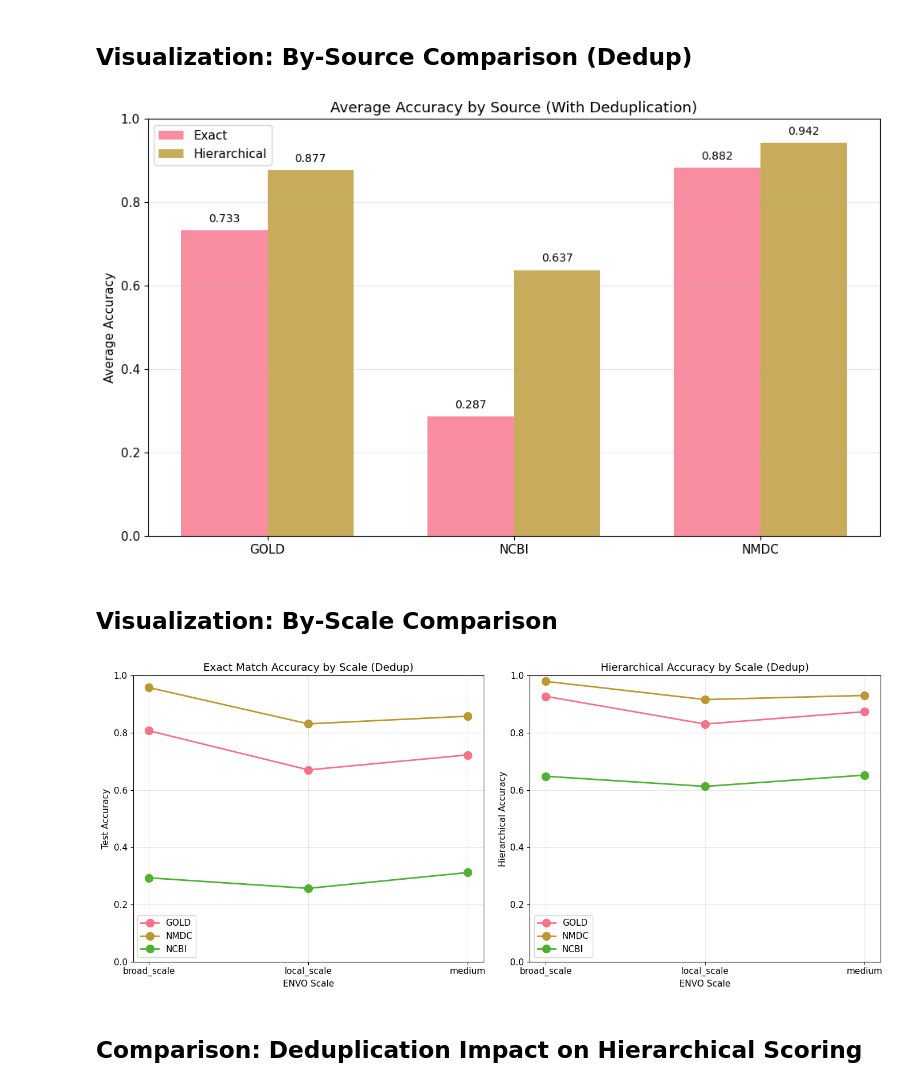
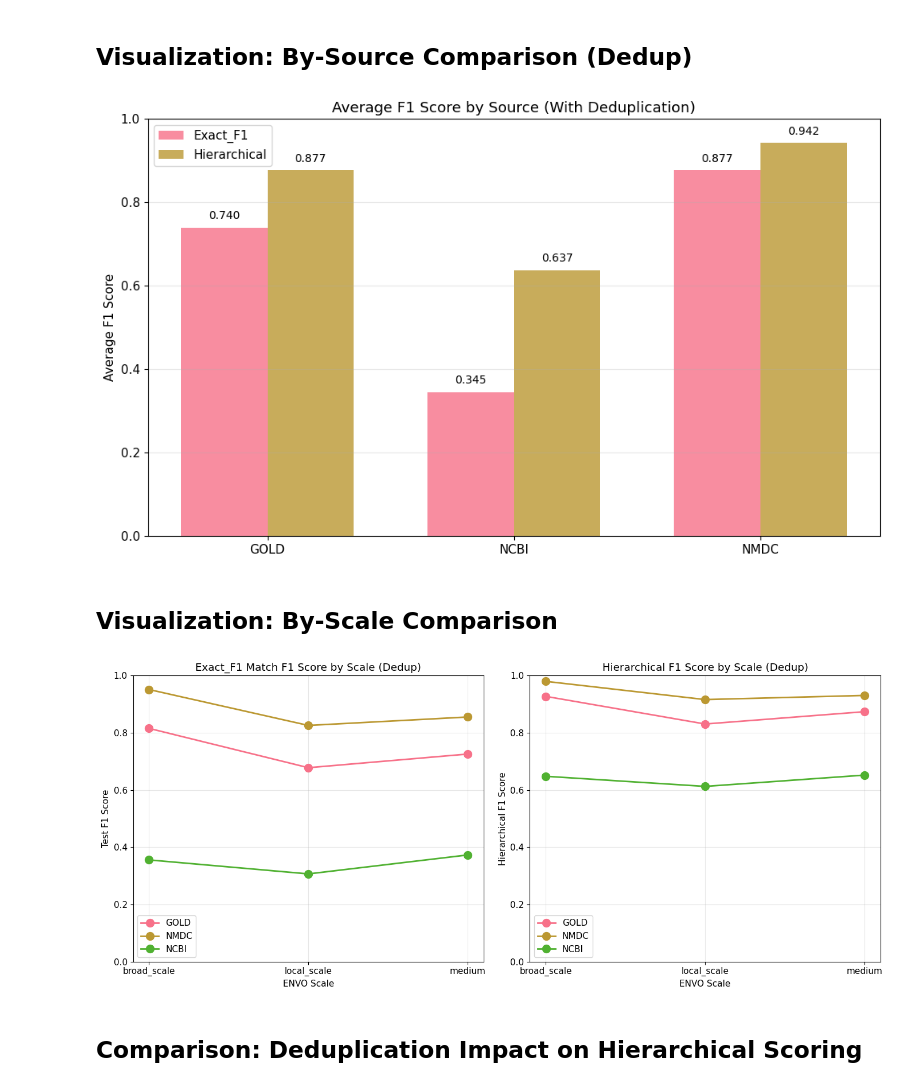
Before and after one commit to contextualizer-ai/env-embeddings, a Jupyter notebook: notebooks/rf_hierarchical_scoring.ipynb, the cells around one changed output. Saved outputs shown, nothing was run; the diff lists cells and outputs as text; code cells hidden in the pictures.

```diff
--- a/notebooks/rf_hierarchical_scoring.ipynb
+++ b/notebooks/rf_hierarchical_scoring.ipynb
@@ -180,16 +180,16 @@ for source_name, df in datasets_dedup.items():
         y_pred = result['y_test_pred']
         scores = [hierarchical_score(pred, true, ontology)
                   for pred, true in zip(y_pred, y_test)]
-        hier_acc = np.mean(scores)
-        exact_acc = result['test_accuracy']
+        hier_f1 = np.mean(scores)
+        exact_f1 = result['test_f1']
 
         hier_results_dedup[source_name][scale] = {
-            'exact_acc': exact_acc,
-            'hier_acc': hier_acc,
-            'improvement': hier_acc - exact_acc,
+            'exact_f1': exact_f1,
+            'hier_f1': hier_f1,
+            'improvement': hier_f1 - exact_f1,
             'n_classes': result['n_classes'],
             'scores': scores,
         }
-        print(f'  {scale}: {exact_acc:.4f} -> {hier_acc:.4f} (+{hier_acc-exact_acc:.4f})')
+        print(f'  {scale}: {exact_f1:.4f} -> {hier_f1:.4f} (+{hier_f1-exact_f1:.4f})')
 # %% [output]
 Training: GOLD (dedup)
@@ -214,8 +214,8 @@ for source, scales in hier_results_no_dedup.items():
         rows_no_dedup.append({
             'Source': source,
             'Scale': scale.replace('env_', ''),
-            'Exact': metrics['exact_acc'],
-            'Hier': metrics['hier_acc'],
+            'Exact_F1': metrics['exact_f1'],
+            'Hier_F1': metrics['hier_f1'],
             'Improvement': metrics['improvement']
         })
 df_no_dedup = pd.DataFrame(rows_no_dedup)
@@ -226,8 +226,8 @@ for source, scales in hier_results_dedup.items():
         rows_dedup.append({
             'Source': source,
             'Scale': scale.replace('env_', ''),
-            'Exact': metrics['exact_acc'],
-            'Hier': metrics['hier_acc'],
+            'Exact_F1': metrics['exact_f1'],
+            'Hier_F1': metrics['hier_f1'],
             'Improvement': metrics['improvement']
         })
 df_dedup = pd.DataFrame(rows_dedup)
@@ -241,7 +241,7 @@ for source in sorted(hier_results_dedup.keys()):
         score_data.append({
             'Source': source,
             'Scale': scale.replace('env_', ''),
-            'Exact_1.0': np.sum(scores == 1.0),
+            'Exact_F1_1.0': np.sum(scores == 1.0),
             '1hop_0.75': np.sum(scores == 0.75),
             '2hop_0.50': np.sum(scores == 0.50),
             '3+hop_0.25': np.sum(scores == 0.25),
@@ -408,7 +408,7 @@ for source in sorted(hier_results_dedup.keys()):
         score_data.append({
             'Source': source,
             'Scale': scale.replace('env_', ''),
-            'Exact_1.0': np.sum(scores == 1.0),
+            'Exact_F1_1.0': np.sum(scores == 1.0),
             '1hop_0.75': np.sum(scores == 0.75),
             '2hop_0.50': np.sum(scores == 0.50),
             '3+hop_0.25': np.sum(scores == 0.25),
@@ -459,64 +459,64 @@ plt.show()
 # %% [markdown]
 ## Visualization: By-Source Comparison (Dedup)
 # %%
-summary_src = df_dedup.groupby('Source')[['Exact', 'Hier']].mean()
+summary_src = df_dedup.groupby('Source')[['Exact_F1', 'Hier_F1']].mean()
 
 fig, ax = plt.subplots(figsize=(10, 6))
-x = np.arrange(len(summary_src))
+x = np.arange(len(summary_src))
 width = 0.35
 
-ax.bar(x - width/2, summary_src['Exact'], width, label='Exact', alpha=0.8)
-ax.bar(x + width/2, summary_src['Hier'], width, label='Hierarchical', alpha=0.8)
+ax.bar(x - width/2, summary_src['Exact_F1'], width, label='Exact_F1', alpha=0.8)
+ax.bar(x + width/2, summary_src['Hier_F1'], width, label='Hierarchical', alpha=0.8)
 
-ax.set_ylabel('Average Accuracy')
-ax.set_title('Average Accuracy by Source (With Deduplication)')
+ax.set_ylabel('Average F1 Score')
+ax.set_title('Average F1 Score by Source (With Deduplication)')
 ax.set_xticks(x)
 ax.set_xticklabels(summary_src.index)
 ax.set_ylim(0, 1.0)
 ax.legend()
 ax.grid(axis='y', alpha=0.3)
 
-for i, (exact, hier) in enumerate(zip(summary_src['Exact'], summary_src['Hier'])):
+for i, (exact, hier) in enumerate(zip(summary_src['Exact_F1'], summary_src['Hier_F1'])):
     ax.text(i - width/2, exact + 0.02, f'{exact:.3f}', ha='center', fontsize=10)
     ax.text(i + width/2, hier + 0.02, f'{hier:.3f}', ha='center', fontsize=10)
 
 plt.tight_layout()
 plt.show()
 # %% [output]
-[figure, old version]
+[figure, new version]
 # %% [markdown]
 ## Visualization: By-Scale Comparison
 # %%
 fig, (ax1, ax2) = plt.subplots(1, 2, figsize=(14, 6))
 
 for source in df_dedup['Source'].unique():
     data = df_dedup[df_dedup['Source'] == source]
-    ax1.plot(data['Scale'], data['Exact'], marker='o', linewidth=2,
+    ax1.plot(data['Scale'], data['Exact_F1'], marker='o', linewidth=2,
             markersize=10, label=source)
 
-ax1.set_title('Exact Match Accuracy by Scale (Dedup)')
+ax1.set_title('Exact_F1 Match F1 Score by Scale (Dedup)')
 ax1.set_xlabel('ENVO Scale')
-ax1.set_ylabel('Test Accuracy')
+ax1.set_ylabel('Test F1 Score')
 ax1.set_ylim(0, 1.0)
 ax1.legend()
 ax1.grid(alpha=0.3)
 
 for source in df_dedup['Source'].unique():
     data = df_dedup[df_dedup['Source'] == source]
-    ax2.plot(data['Scale'], data['Hier'], marker='o', linewidth=2,
+    ax2.plot(data['Scale'], data['Hier_F1'], marker='o', linewidth=2,
             markersize=10, label=source)
 
-ax2.set_title('Hierarchical Accuracy by Scale (Dedup)')
+ax2.set_title('Hierarchical F1 Score by Scale (Dedup)')
 ax2.set_xlabel('ENVO Scale')
-ax2.set_ylabel('Hierarchical Accuracy')
+ax2.set_ylabel('Hierarchical F1 Score')
 ax2.set_ylim(0, 1.0)
 ax2.legend()
 ax2.grid(alpha=0.3)
 
 plt.tight_layout()
 plt.show()
 # %% [output]
-[figure, old version]
+[figure, new version]
 # %% [markdown]
 ## Comparison: Deduplication Impact on Hierarchical Scoring
 # %%
```
Also changed, not shown: parts of 14 cells of this notebook, 4 other files.
